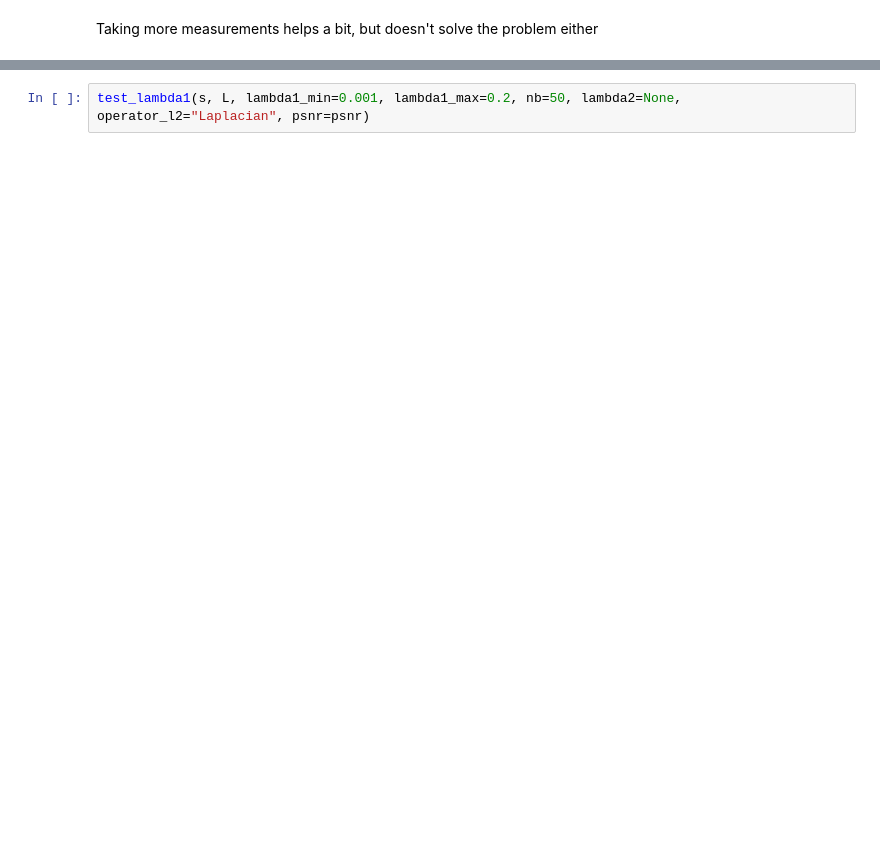
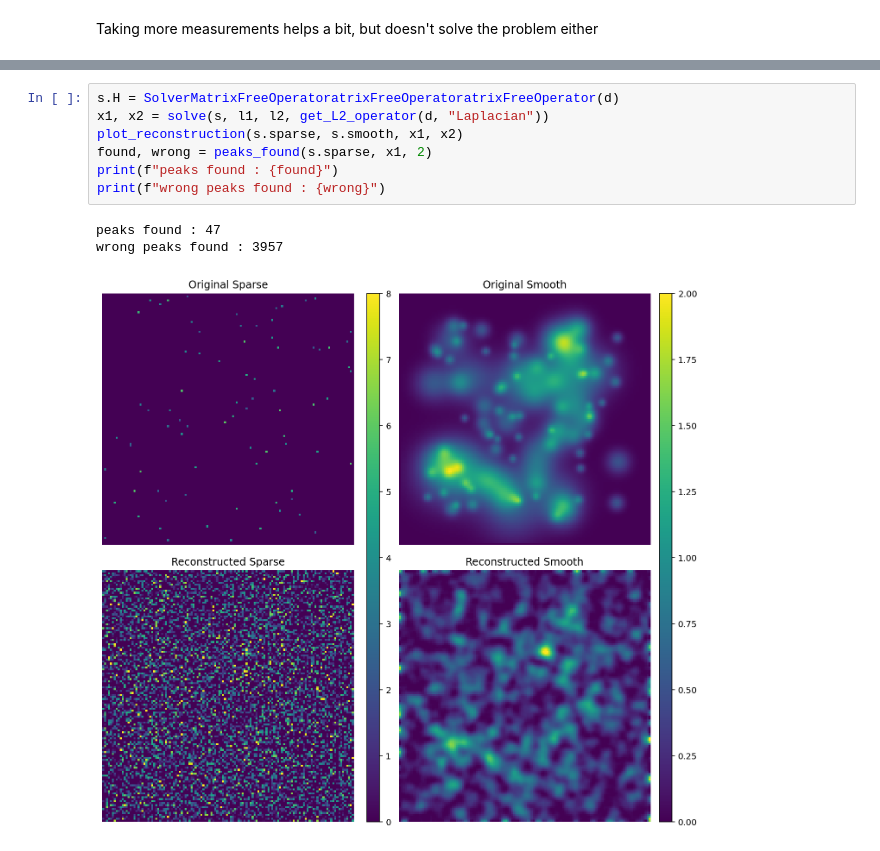
Before and after one commit to David-Chavess/Sparse-smooth-signal, a Jupyter notebook: Presentation.ipynb, the cells around one changed output, grey strips where cells are left out. Drawn from its saved outputs; the diff is of its cells as text; blank space fills up the shorter version.

```diff
--- a/Presentation.ipynb
+++ b/Presentation.ipynb
@@ -191,2 +231,11 @@ print(f"wrong peaks found : {wrong}")
-# %%
-test_lambda1(s, L, lambda1_min=0.001, lambda1_max=0.2, nb=50, lambda2=None, operator_l2="Laplacian", psnr=psnr)
+# %%
+s.H = SolverMatrixFreeOperatoratrixFreeOperatoratrixFreeOperator(d)
+x1, x2 = solve(s, l1, l2, get_L2_operator(d, "Laplacian"))
+plot_reconstruction(s.sparse, s.smooth, x1, x2)
+found, wrong = peaks_found(s.sparse, x1, 2)
+print(f"peaks found : {found}")
+print(f"wrong peaks found : {wrong}")
+# %% [output]
+peaks found : 47
+wrong peaks found : 3957
+[figure, added]
```
Also changed, not shown: parts of 9 cells of this notebook.
